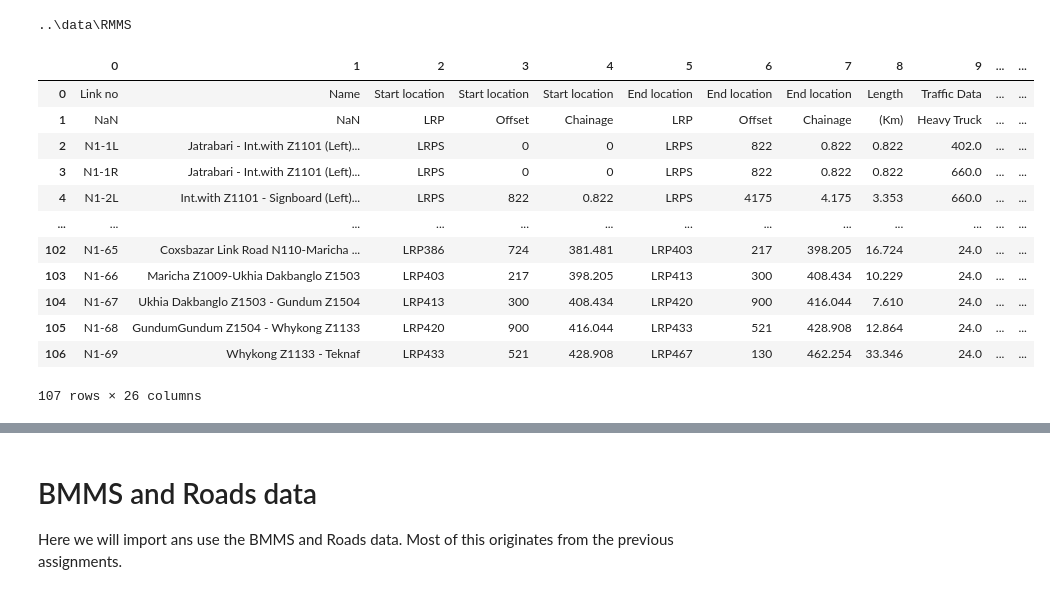
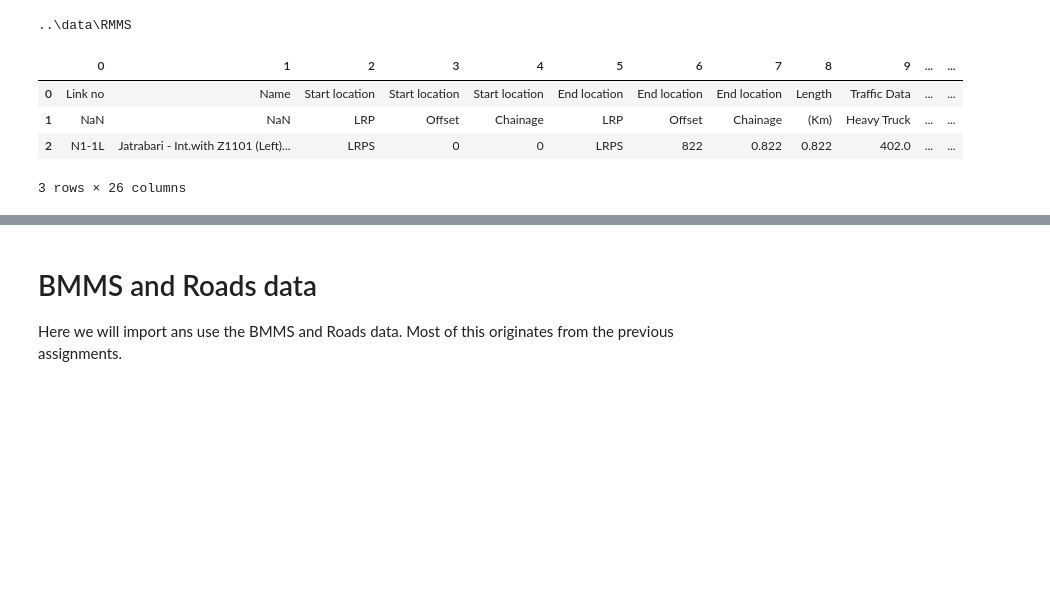
Before and after one commit to roydonders/EPA113a-Lab, a Jupyter notebook: EPA1352-G01-A4/notebook/assignment4.ipynb, the cells around one changed output, grey strips where cells are left out. Cells and saved outputs as stored; diff of their text form; code cells hidden in the pictures; blank space fills up the shorter version.

```diff
--- a/EPA1352-G01-A4/notebook/assignment4.ipynb
+++ b/EPA1352-G01-A4/notebook/assignment4.ipynb
@@ -111,21 +114,13 @@ def read_htm_file(folder_path, file_name):
 # %%
 # Read first htm from the folder
 lukasdf = read_htm_file(relative_path_to_rmms, "N1.traffic.htm")
-lukasdf
+lukasdf.head(3)
 # %% [output]
 |  | 0 | 1 | 2 | 3 | 4 | 5 | 6 | 7 | 8 | 9 | ... | ... |
 | 0 | Link no | Name | Start location | Start location | Start location | End location | End location | End location | Length | Traffic Data | ... | ... |
 | 1 | NaN | NaN | LRP | Offset | Chainage | LRP | Offset | Chainage | (Km) | Heavy Truck | ... | ... |
 | 2 | N1-1L | Jatrabari - Int.with Z1101 (Left)... | LRPS | 0 | 0 | LRPS | 822 | 0.822 | 0.822 | 402.0 | ... | ... |
-| 3 | N1-1R | Jatrabari - Int.with Z1101 (Left)... | LRPS | 0 | 0 | LRPS | 822 | 0.822 | 0.822 | 660.0 | ... | ... |
-| 4 | N1-2L | Int.with Z1101 - Signboard (Left)... | LRPS | 822 | 0.822 | LRPS | 4175 | 4.175 | 3.353 | 660.0 | ... | ... |
-| ... | ... | ... | ... | ... | ... | ... | ... | ... | ... | ... | ... | ... |
-| 102 | N1-65 | Coxsbazar Link Road N110-Maricha ... | LRP386 | 724 | 381.481 | LRP403 | 217 | 398.205 | 16.724 | 24.0 | ... | ... |
-| 103 | N1-66 | Maricha Z1009-Ukhia Dakbanglo Z1503 | LRP403 | 217 | 398.205 | LRP413 | 300 | 408.434 | 10.229 | 24.0 | ... | ... |
-| 104 | N1-67 | Ukhia Dakbanglo Z1503 - Gundum Z1504 | LRP413 | 300 | 408.434 | LRP420 | 900 | 416.044 | 7.610 | 24.0 | ... | ... |
-| 105 | N1-68 | GundumGundum Z1504 - Whykong Z1133 | LRP420 | 900 | 416.044 | LRP433 | 521 | 428.908 | 12.864 | 24.0 | ... | ... |
-| 106 | N1-69 | Whykong Z1133 - Teknaf | LRP433 | 521 | 428.908 | LRP467 | 130 | 462.254 | 33.346 | 24.0 | ... | ... |
-107 rows × 26 columns
+3 rows × 26 columns
 # %%
 def create_multi_index(df):
     desired_table = df
```
Also changed, not shown: parts of 24 cells of this notebook.
